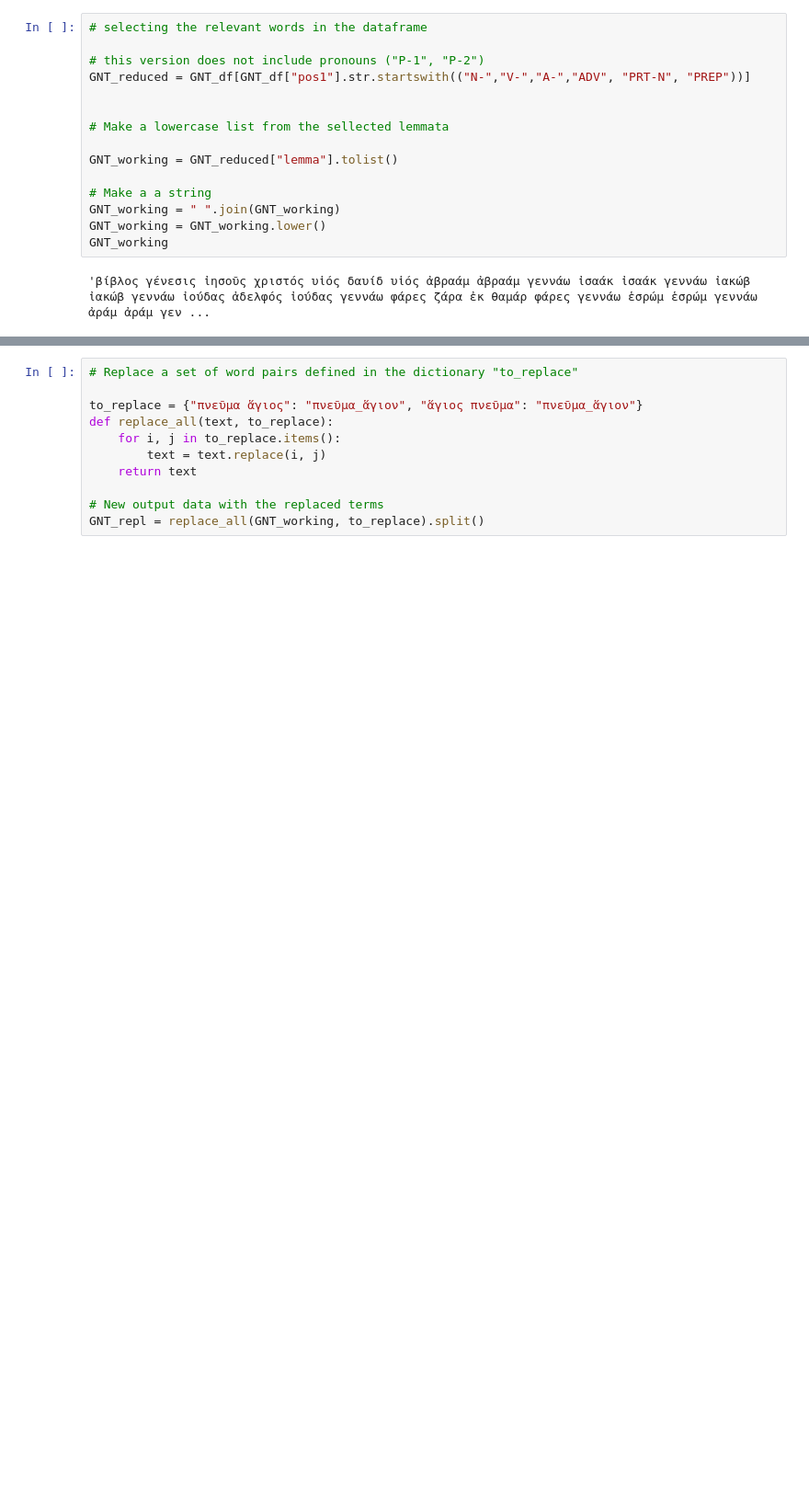
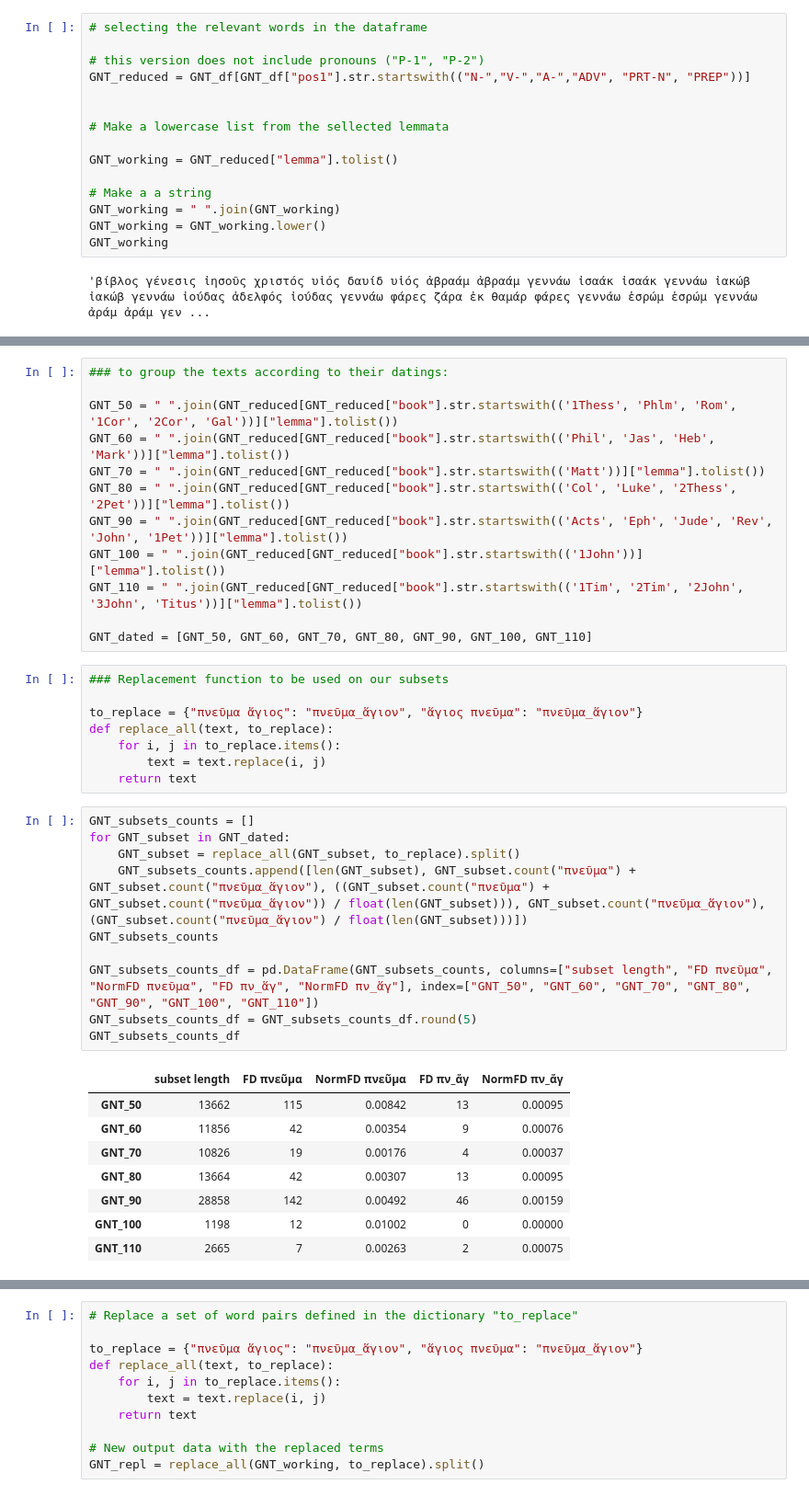
Before and after one commit to kasev/GNT-networks, a Jupyter notebook: notebooks/GNT_holy-spirit.ipynb, the cells around one changed output, grey strips where cells are left out. Shown at 92% size. Saved outputs shown, nothing was run; the diff lists cells and outputs as text; blank space fills up the shorter version.

```diff
--- a/notebooks/GNT_holy-spirit.ipynb
+++ b/notebooks/GNT_holy-spirit.ipynb
@@ -118,0 +139,39 @@ GNT_working
+# %%
+### to group the texts according to their datings:
+
+GNT_50 = " ".join(GNT_reduced[GNT_reduced["book"].str.startswith(('1Thess', 'Phlm', 'Rom', '1Cor', '2Cor', 'Gal'))]["lemma"].tolist())
+GNT_60 = " ".join(GNT_reduced[GNT_reduced["book"].str.startswith(('Phil', 'Jas', 'Heb', 'Mark'))]["lemma"].tolist())
+GNT_70 = " ".join(GNT_reduced[GNT_reduced["book"].str.startswith(('Matt'))]["lemma"].tolist())
+GNT_80 = " ".join(GNT_reduced[GNT_reduced["book"].str.startswith(('Col', 'Luke', '2Thess', '2Pet'))]["lemma"].tolist())
+GNT_90 = " ".join(GNT_reduced[GNT_reduced["book"].str.startswith(('Acts', 'Eph', 'Jude', 'Rev', 'John', '1Pet'))]["lemma"].tolist())
+GNT_100 = " ".join(GNT_reduced[GNT_reduced["book"].str.startswith(('1John'))]["lemma"].tolist())
+GNT_110 = " ".join(GNT_reduced[GNT_reduced["book"].str.startswith(('1Tim', '2Tim', '2John', '3John', 'Titus'))]["lemma"].tolist())
+
+GNT_dated = [GNT_50, GNT_60, GNT_70, GNT_80, GNT_90, GNT_100, GNT_110]
+# %%
+### Replacement function to be used on our subsets
+
+to_replace = {"πνεῦμα ἅγιος": "πνεῦμα_ἅγιον", "ἅγιος πνεῦμα": "πνεῦμα_ἅγιον"}
+def replace_all(text, to_replace):
+    for i, j in to_replace.items():
+        text = text.replace(i, j)
+    return text
+# %%
+GNT_subsets_counts = []
+for GNT_subset in GNT_dated:
+    GNT_subset = replace_all(GNT_subset, to_replace).split()
+    GNT_subsets_counts.append([len(GNT_subset), GNT_subset.count("πνεῦμα") + GNT_subset.count("πνεῦμα_ἅγιον"), ((GNT_subset.count("πνεῦμα") + GNT_subset.count("πνεῦμα_ἅγιον")) / float(len(GNT_subset))), GNT_subset.count("πνεῦμα_ἅγιον"), (GNT_subset.count("πνεῦμα_ἅγιον") / float(len(GNT_subset)))])
+GNT_subsets_counts
+
+GNT_subsets_counts_df = pd.DataFrame(GNT_subsets_counts, columns=["subset length", "FD πνεῦμα", "NormFD πνεῦμα", "FD πν_ἅγ", "NormFD πν_ἅγ"], index=["GNT_50", "GNT_60", "GNT_70", "GNT_80", "GNT_90", "GNT_100", "GNT_110"])
+GNT_subsets_counts_df = GNT_subsets_counts_df.round(5)
+GNT_subsets_counts_df
+# %% [output]
+|  | subset length | FD πνεῦμα | NormFD πνεῦμα | FD πν_ἅγ | NormFD πν_ἅγ |
+| GNT_50 | 13662 | 115 | 0.00842 | 13 | 0.00095 |
+| GNT_60 | 11856 | 42 | 0.00354 | 9 | 0.00076 |
+| GNT_70 | 10826 | 19 | 0.00176 | 4 | 0.00037 |
+| GNT_80 | 13664 | 42 | 0.00307 | 13 | 0.00095 |
+| GNT_90 | 28858 | 142 | 0.00492 | 46 | 0.00159 |
+| GNT_100 | 1198 | 12 | 0.01002 | 0 | 0.00000 |
+| GNT_110 | 2665 | 7 | 0.00263 | 2 | 0.00075 |
```
Also changed, not shown: parts of 4 cells of this notebook.
